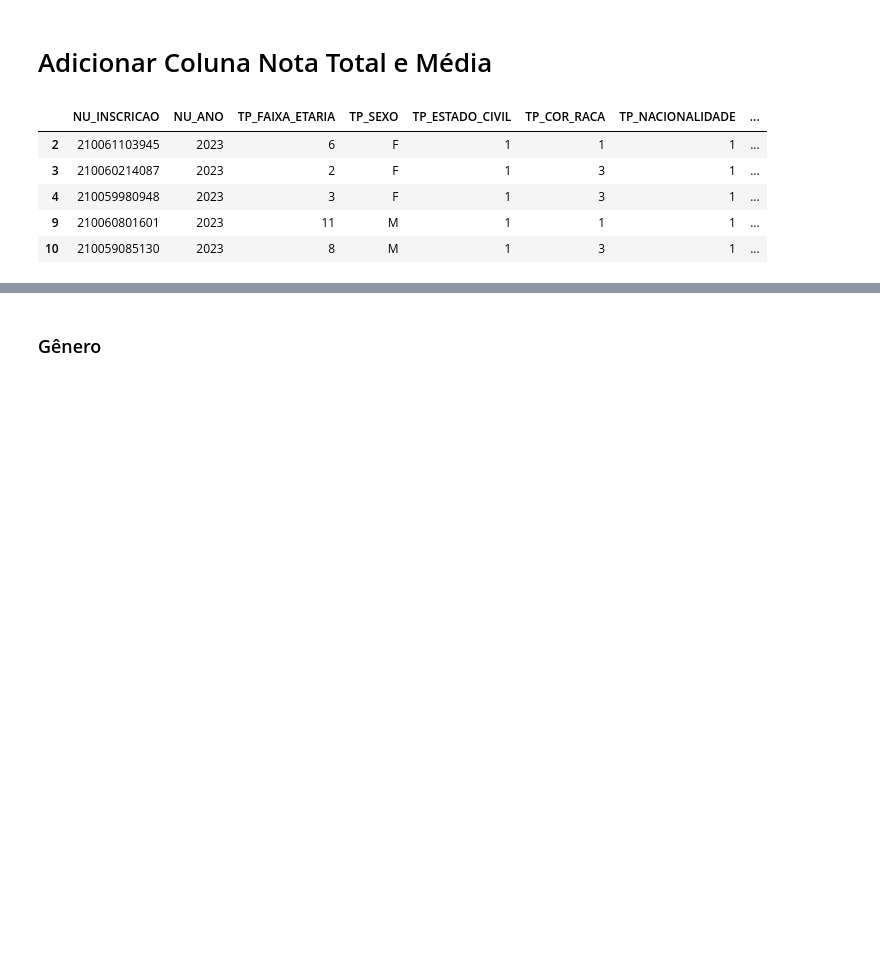
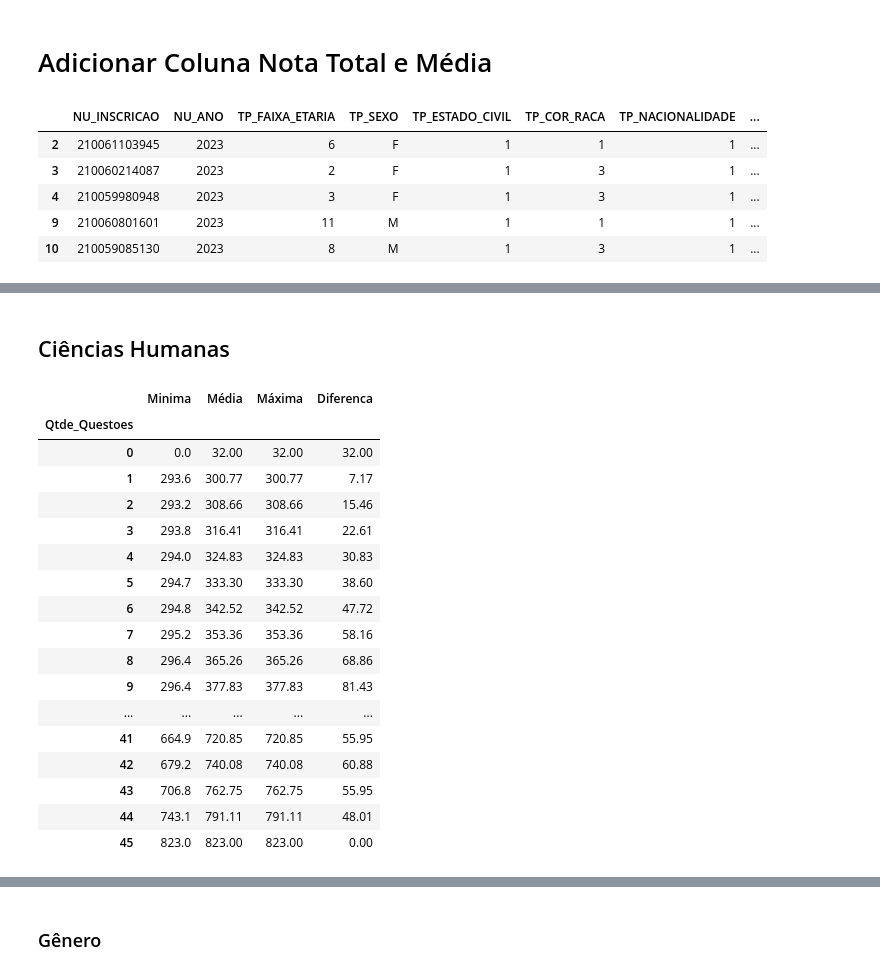
Before and after one commit to gabrielzerraa/EDA-ENEM_2023, a Jupyter notebook: ENEM 2023.ipynb, the cells around one changed output, grey strips where cells are left out. Cells and saved outputs as stored; diff of their text form; code cells hidden in the pictures; blank space fills up the shorter version.

```diff
--- a/ENEM 2023.ipynb
+++ b/ENEM 2023.ipynb
@@ -122,0 +172,36 @@ df.head()
+# %% [markdown]
+## Ciências Humanas
+# %%
+df_notas_ch = df[['TX_GABARITO_CH', 'TX_RESPOSTAS_CH', 'NU_NOTA_CH']]
+df_notas_ch['Qtde_Questoes'] = df_notas_ch.apply(lambda row: qtde_questoes_acertadas(row['TX_GABARITO_CH'], row['TX_RESPOSTAS_CH']), axis=1)
+
+minima = df_notas_ch.groupby('Qtde_Questoes')['NU_NOTA_CH'].min()
+media = df_notas_ch.groupby('Qtde_Questoes')['NU_NOTA_CH'].mean()
+maxima = df_notas_ch.groupby('Qtde_Questoes')['NU_NOTA_CH'].mean()
+diferenca = maxima - minima
+
+notas_ch = {'Minima' : minima,
+        'Média' :  media,
+        'Máxima' : maxima,
+        'Diferenca' : diferenca}
+
+pd.DataFrame(notas_ch)
+# %% [output]
+|  | Minima | Média | Máxima | Diferenca |
+| Qtde_Questoes |  |  |  |  |
+| 0 | 0.0 | 32.00 | 32.00 | 32.00 |
+| 1 | 293.6 | 300.77 | 300.77 | 7.17 |
+| 2 | 293.2 | 308.66 | 308.66 | 15.46 |
+| 3 | 293.8 | 316.41 | 316.41 | 22.61 |
+| 4 | 294.0 | 324.83 | 324.83 | 30.83 |
+| 5 | 294.7 | 333.30 | 333.30 | 38.60 |
+| 6 | 294.8 | 342.52 | 342.52 | 47.72 |
+| 7 | 295.2 | 353.36 | 353.36 | 58.16 |
+| 8 | 296.4 | 365.26 | 365.26 | 68.86 |
+| 9 | 296.4 | 377.83 | 377.83 | 81.43 |
+| ... | ... | ... | ... | ... |
+| 41 | 664.9 | 720.85 | 720.85 | 55.95 |
+| 42 | 679.2 | 740.08 | 740.08 | 60.88 |
+| 43 | 706.8 | 762.75 | 762.75 | 55.95 |
+| 44 | 743.1 | 791.11 | 791.11 | 48.01 |
+| 45 | 823.0 | 823.00 | 823.00 | 0.00 |
```
Also changed, not shown: parts of 41 cells of this notebook.
